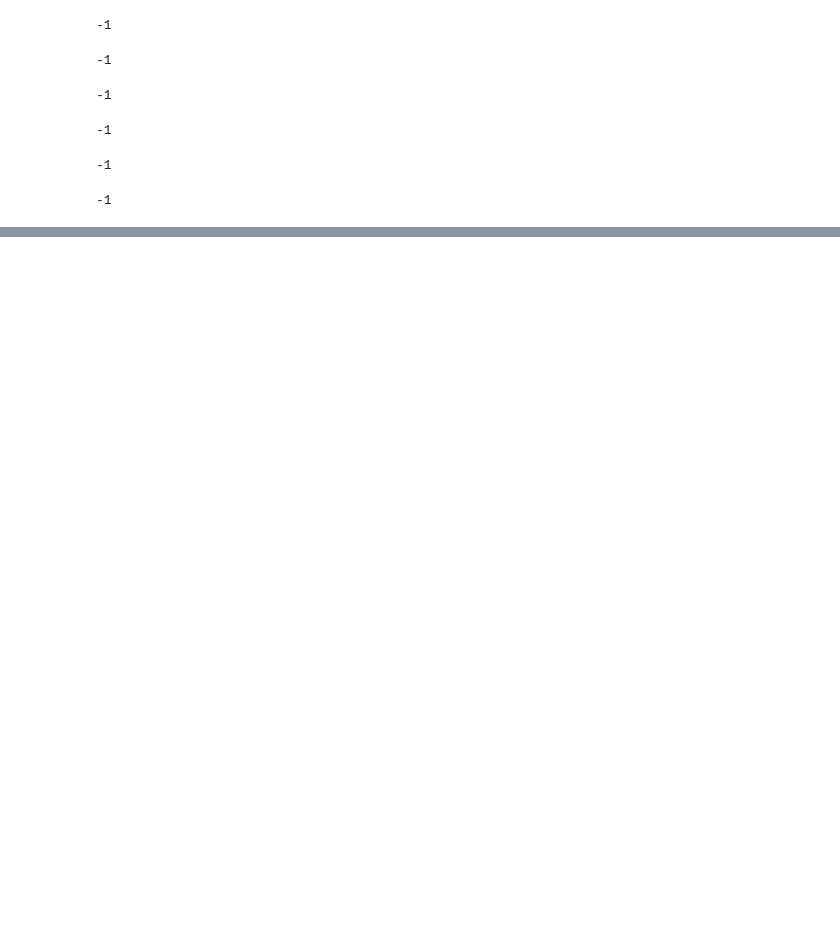
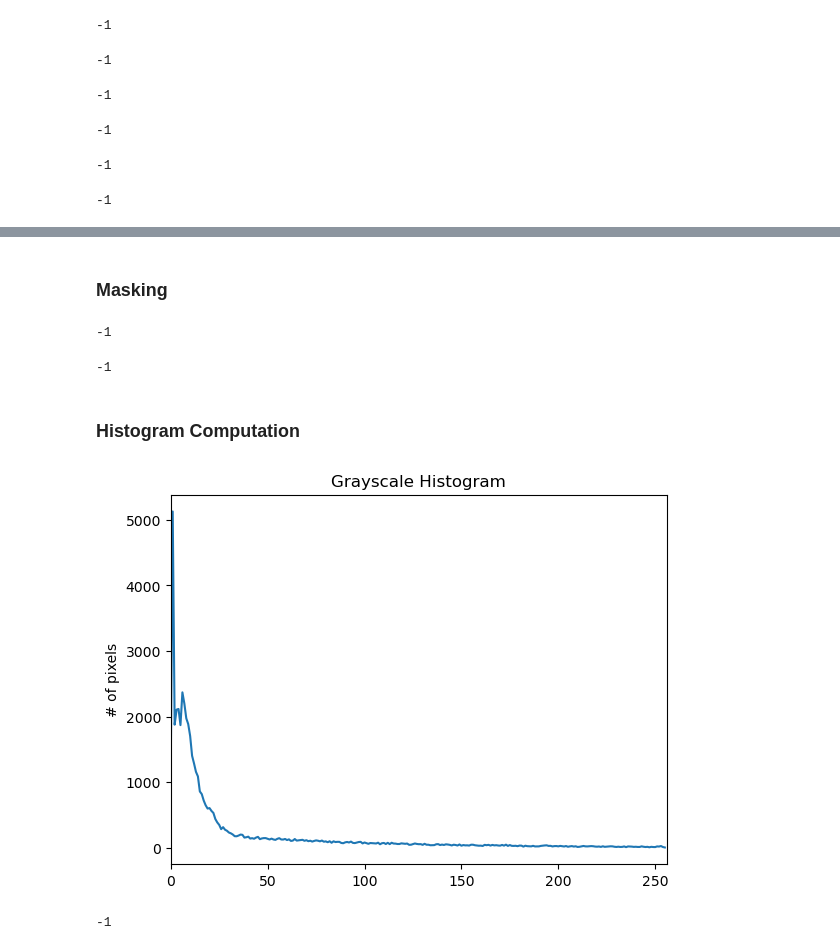
Before and after one commit to Shanu-Mathew/OpenCV-Reference-Notes, a Jupyter notebook: OpenCV.ipynb, the cells around one changed output, grey strips where cells are left out. Saved outputs shown, nothing was run; the diff lists cells and outputs as text; code cells hidden in the pictures; blank space fills up the shorter version.

```diff
--- a/OpenCV.ipynb
+++ b/OpenCV.ipynb
@@ -132,0 +482,18 @@ cv.waitKey(0)
+# %% [markdown]
+### Masking
+# %%
+blank=np.zeros(imag.shape[:2],dtype='uint8')
+mask=cv.circle(blank,(imag.shape[1]//2,imag.shape[0]//2)
+               ,75,255,-1)
+
+cv.imshow('Mask',mask)
+cv.waitKey(0)
+# %% [output]
+-1
+# %%
+masked=cv.bitwise_and(imag,imag,mask=mask)
+cv.imshow('Masked Image',masked)
+
+cv.waitKey(0)
+# %% [output]
+-1
@@ -132,0 +503,20 @@ cv.waitKey(0)
+# %% [markdown]
+### Histogram Computation
+# %%
+#Grayscale Histogram
+gray=cv.cvtColor(imag,cv.COLOR_BGR2GRAY)
+cv.imshow('Gray',gray)
+
+gray_hist=cv.calcHist([gray],[0],None,[256],[0,256])
+plt.figure()
+plt.title('Grayscale Histogram')
+plt.ylabel('Bins')
+plt.ylabel('# of pixels')
+plt.plot(gray_hist)
+plt.xlim([0,256])
+plt.show()
+
+cv.waitKey(0)
+# %% [output]
+[figure, added]
+-1
```
Also changed, not shown: parts of 70 cells of this notebook, 7 other files.
